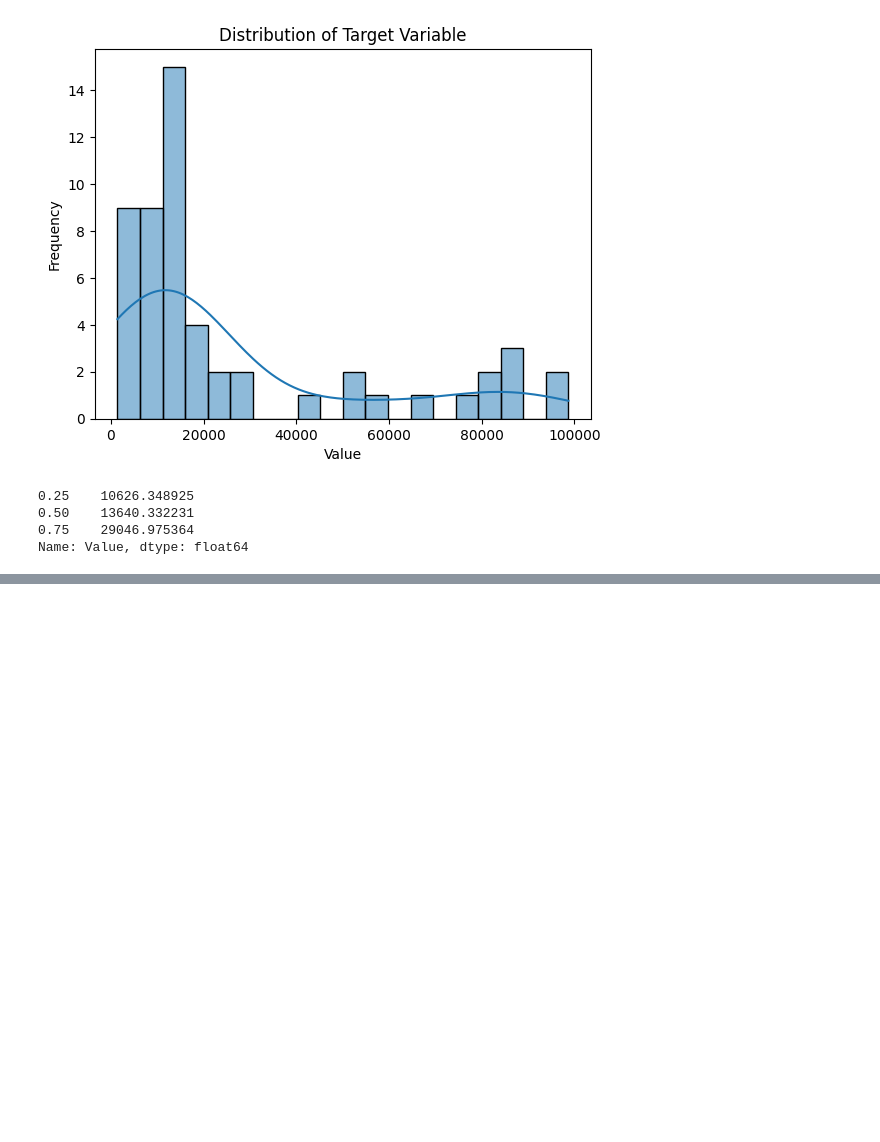
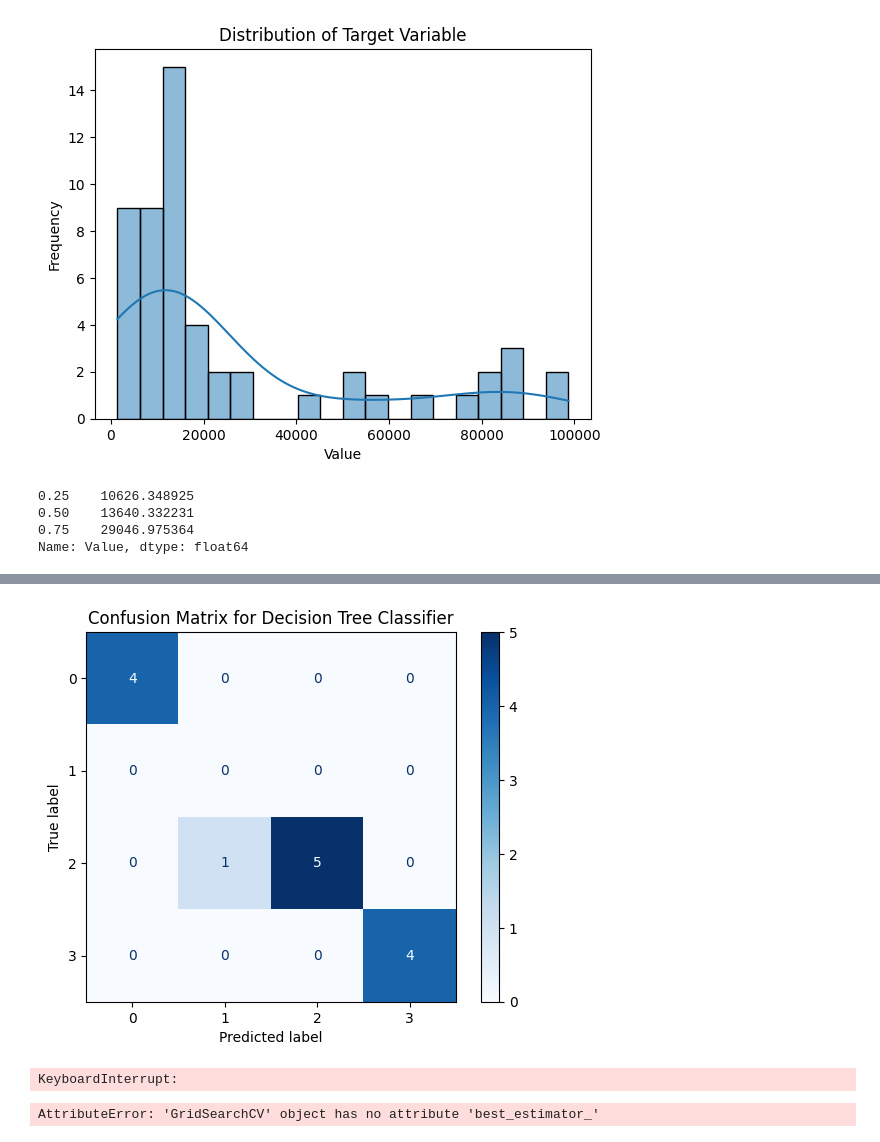
Before and after one commit to AlexSG29/Machine-Learning-Class, a Jupyter notebook: proyecto/proyecto_final.ipynb, the cells around one changed output, grey strips where cells are left out. Drawn from its saved outputs; the diff is of its cells as text; code cells hidden in the pictures; blank space fills up the shorter version.

```diff
--- a/proyecto/proyecto_final.ipynb
+++ b/proyecto/proyecto_final.ipynb
@@ -381,0 +408,25 @@ def assign_class(value):
+# %%
+# el split de los datos para clasificacion sera el mismo pero con la nueva variable de clase como objetivo
+X = df_merged.drop(['Value', 'Unnamed: 0', 'Year', 'Class'], axis=1)  # variables predictoras
+y = df_merged['Class']  # variable objetivo
+from sklearn.model_selection import train_test_split
+X_train, X_test, y_train, y_test = train_test_split(X, y, test_size=0.25, random_state=29)
+# %%
+# modelamos cada modelo de clasificacion y evaluamos su desempeño
+models = {
+    'Logistic Regression': LogisticRegression(max_iter=1000, random_state=29),
+    'Decision Tree': DecisionTreeClassifier(random_state=29),
+    'Random Forest': RandomForestClassifier(random_state=29),
+    'Support Vector Classifier': SVC(random_state=29)
+}
+# %%
+# imprimimos el desempeño de cada modelo de clasificacion en una tabla
+results = []
+for name, model in models.items():
+    model.fit(X_train, y_train)
+    y_pred = model.predict(X_test)
+    acc = accuracy_score(y_test, y_pred)
+    f1 = f1_score(y_test, y_pred, average='weighted')
+    results.append({'Model': name, 'Accuracy': acc, 'F1 Score': f1})
+results_df = pd.DataFrame(results)
+results_df.sort_values(by='Accuracy', ascending=False)
@@ -381,0 +447,37 @@ def assign_class(value):
+# %%
+# ok saquemos la matriz de confusion del mejor modelo de clasificacion que fue el decision tree
+from sklearn.metrics import confusion_matrix, ConfusionMatrixDisplay
+best_classifier = DecisionTreeClassifier(random_state=29)
+best_classifier.fit(X_train, y_train)
+y_pred = best_classifier.predict(X_test)
+cm = confusion_matrix(y_test, y_pred)
+disp = ConfusionMatrixDisplay(confusion_matrix=cm, display_labels=best_classifier.classes_)
+disp.plot(cmap=plt.cm.Blues)
+plt.title('Confusion Matrix for Decision Tree Classifier')
+plt.show()
+# %% [output]
+[figure, added]
+# %%
+# podemos intentar mejorar el modelo de clasificacion de decision tree con GridSearchCV
+from sklearn.model_selection import GridSearchCV
+param_grid = {
+    'max_depth': [None, 5, 10, 20, 50, 100, 200],
+    'min_samples_split': [2, 5, 10, 20, 50, 100],
+    'min_samples_leaf': [1, 2, 4, 10, 20, 50],
+    'random_state': [29, 42, 100],
+    'max_features': [None, 'sqrt', 'log2'],
+}
+grid_search = GridSearchCV(estimator=best_classifier, param_grid=param_grid, cv=5, n_jobs=-1, verbose=0)
+grid_search.fit(X_train, y_train)
+print(f'Best Hyperparameters: {grid_search.best_params_}')
+# %% [output]
+KeyboardInterrupt:
+# %%
+# sacamos la prediccion con el mejor modelo de clasificacion ajustado con los mejores hiperparámetros
+best_classifier = grid_search.best_estimator_
+y_pred = best_classifier.predict(X_test)
+acc = accuracy_score(y_test, y_pred)
+f1 = f1_score(y_test, y_pred, average='weighted')
+print(f'Accuracy: {acc}, F1 Score: {f1}')
+# %% [output]
+AttributeError: 'GridSearchCV' object has no attribute 'best_estimator_'
```
Also changed, not shown: parts of 13 cells of this notebook.
